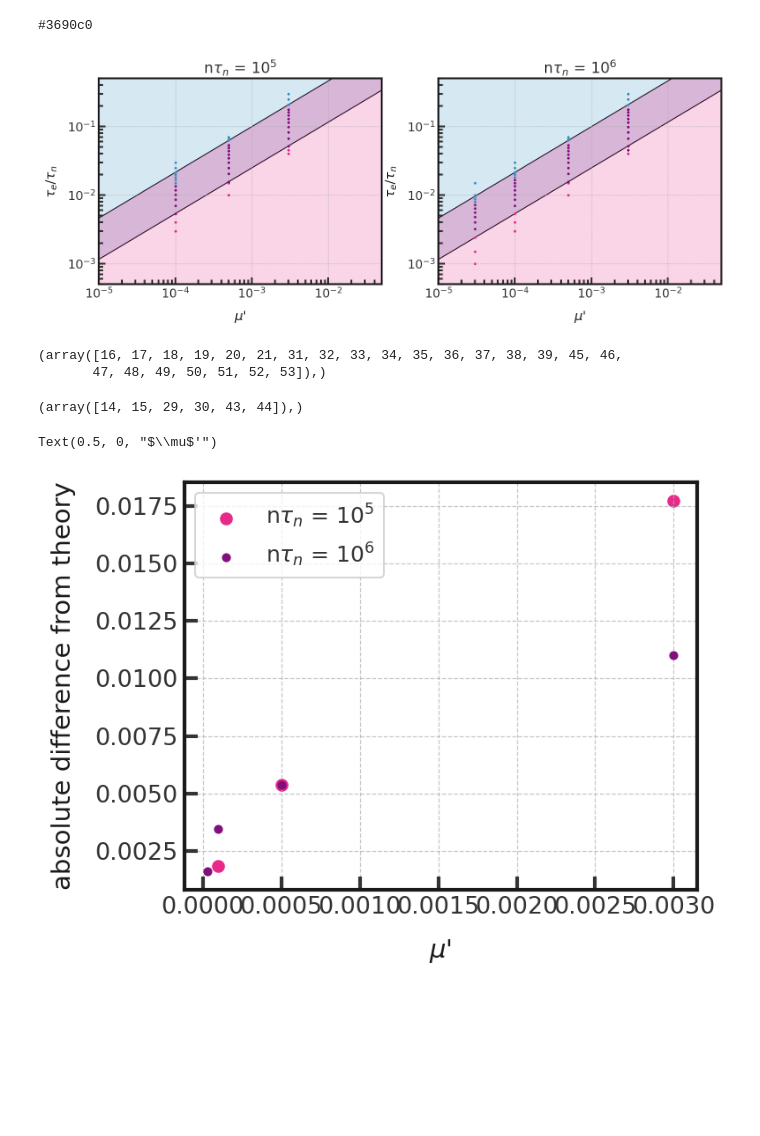
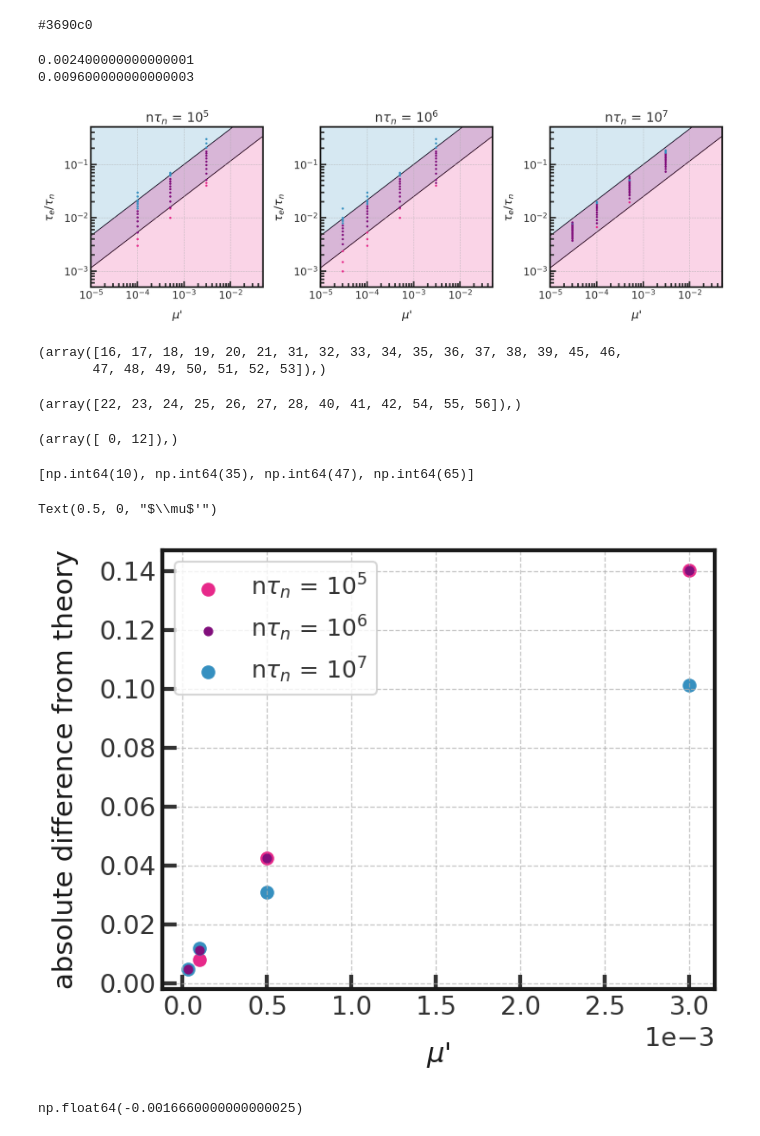
Before and after one commit to evazlimen/resonance_width, a Jupyter notebook: src/librationwidth.ipynb, the cells around one changed output. Drawn from its saved outputs; the diff is of its cells as text; code cells hidden in the pictures; blank space fills up the shorter version.

```diff
--- a/src/librationwidth.ipynb
+++ b/src/librationwidth.ipynb
@@ -1,12 +1,13 @@
 # %%
 import numpy as np
 import matplotlib.pyplot as plt
-plt.style.use("/plotting/my_style.mplstyle")
+plt.style.use("../plotting/my_style.mplstyle")
 from helper_functions import func_muprime_max
 from helper_functions import func_muprime_min
 # %%
 ntn_105 = np.loadtxt("/Users/evazlimen/downloads/ntn=10^5.csv", delimiter =",")
 ntn_106 = np.loadtxt("/Users/evazlimen/downloads/ntn=10^6.csv", delimiter =",")
+ntn_107 = np.loadtxt("/Users/evazlimen/downloads/ntn=10^7.csv", delimiter =",")
 # %%
 def tau_ratio_1(j,beta, muprime):
     tau_ratio_1 = ((muprime*np.sqrt(3)*(j+1)**(3/2)*beta)/(j))**(2/3)
@@ -26,6 +27,12 @@ colorlist = ["#3690c0", "#810f7c", "#e7298a", "white"]
 print(colorlist[0])
 # %% [output]
 #3690c0
+# %%
+print(tau_ratio_1(1,0.8,3e-5))
+print(tau_ratio_2(1,0.8,3e-5))
+# %% [output]
+0.002400000000000001
+0.009600000000000003
 # %%
 j = 1
 beta = 0.8*j
@@ -34,7 +41,7 @@ xmin = 1e-5
 xmax = 5e-2
 ymin = 5e-4
 ymax = .5
-fig, (ax1, ax2) = plt.subplots(1,2, figsize = (12,4))
+fig, (ax1, ax2, ax3) = plt.subplots(1,3, figsize = (12,4))
 ax1.plot(muprime, tau_ratio_1(j,beta,muprime), zorder = 0, color = "black", lw = 1)
 ax1.fill_between( x= muprime, y1= tau_ratio_1(j,beta,muprime),alpha= 0.2)
 ax1.plot(muprime, tau_ratio_2(j,beta,muprime), color = "black", lw = 1, zorder = 0)
@@ -65,40 +72,69 @@ plot 2
 ax2.plot(muprime, tau_ratio_1(j,beta,muprime), zorder = 0, color = "black", lw = 1)
 ax2.fill_between( x= muprime, y1= tau_ratio_1(j,beta,muprime),alpha= 0.2)
 ax2.plot(muprime, tau_ratio_2(j,beta,muprime), color = "black", lw = 1, zorder = 0)
 ax2.fill_between(x= muprime, y1= tau_ratio_2(j,beta,muprime), y2 = tau_ratio_1(j,beta,muprime), alpha= 0.3)
 ax2.fill_between(x= muprime, y1 = 100, y2= tau_ratio_2(j,beta,muprime), alpha= 0.2)
 
 
 
 
 #ax2.annotate("Damped to stable point",( .00005,.001))
 #ax2.annotate("Finite amplitude libration",( .0000013,.00035), rotation = 33.5, size = 8)
 #ax2.annotate("Escape",( .00001, .1))
 ax2.set_ylabel(r"$\tau_{e}/\tau_{n}$")
 ax2.set_xlabel(r"$\mu$'")
 ax2.set_title(r"n$\tau_{n}$ = 10$^{6}$")
 
 for i in range(len(ntn_106.T[0])):
     ax2.scatter(ntn_106.T[0][i], ntn_106.T[1][i], color = colorlist[int(ntn_106.T[2][i])-1], s = 3, zorder=10)
 
 
 ax2.set_xlim(xmin,xmax)
 #ax2.set_xlim(-1e-6,.0002)
 ax2.set_xscale("log")
 ax2.set_yscale("log")
 ax2.set_ylim(ymin,ymax)
 
+"""
+plt 3
+"""
+ax3.plot(muprime, tau_ratio_1(j,beta,muprime), zorder = 0, color = "black", lw = 1)
+ax3.fill_between( x= muprime, y1= tau_ratio_1(j,beta,muprime),alpha= 0.2)
+ax3.plot(muprime, tau_ratio_2(j,beta,muprime), color = "black", lw = 1, zorder = 0)
+ax3.fill_between(x= muprime, y1= tau_ratio_2(j,beta,muprime), y2 = tau_ratio_1(j,beta,muprime), alpha= 0.3)
+ax3.fill_between(x= muprime, y1 = 100, y2= tau_ratio_2(j,beta,muprime), alpha= 0.2)
 
 
+
+
+#ax3.annotate("Damped to stable point",( .00005,.001))
+#ax3.annotate("Finite amplitude libration",( .0000013,.00035), rotation = 33.5, size = 8)
+#ax3.annotate("Escape",( .00001, .1))
+ax3.set_ylabel(r"$\tau_{e}/\tau_{n}$")
+ax3.set_xlabel(r"$\mu$'")
+ax3.set_title(r"n$\tau_{n}$ = 10$^{7}$")
+
+for i in range(len(ntn_107.T[0])):
+    ax3.scatter(ntn_107.T[0][i], ntn_107.T[1][i], color = colorlist[int(ntn_107.T[2][i])-1], s = 3, zorder=10)
+
+
+ax3.set_xlim(xmin,xmax)
+#ax3.set_xlim(-1e-6,.0002)
+ax3.set_xscale("log")
+ax3.set_yscale("log")
+ax3.set_ylim(ymin,ymax)
+
+
+plt.tight_layout()
 plt.show()
 # %% [output]
-[figure, old version]
+[figure, new version]
 # %%
 #want to compute the difference between the theoretically predicted crossover to escape and numerically calculated escape:
 print(np.where(ntn_105.T[2]==2))
-np.where(ntn_105.T[2]==3)
+np.where(ntn_105.T[2]==1)
 # %% [output]
 (array([16, 17, 18, 19, 20, 21, 31, 32, 33, 34, 35, 36, 37, 38, 39, 45, 46,
        47, 48, 49, 50, 51, 52, 53]),)
-(array([14, 15, 29, 30, 43, 44]),)
+(array([22, 23, 24, 25, 26, 27, 28, 40, 41, 42, 54, 55, 56]),)
 # %%
@@ -123,3 +169,11 @@ for i in range(len(escape_vals_2[0])): #for every point where the particle has e
+# %%
+np.where(ntn_107.T[2]==3)
+# %% [output]
+(array([ 0, 12]),)
+# %%
+print(testvals_3)
+# %% [output]
+[np.int64(10), np.int64(35), np.int64(47), np.int64(65)]
 # %%
 differences = []
 mus = []
@@ -143,9 +208,15 @@ for i in testvals_2:
 # %%
+plt.ticklabel_format(axis='x', style='sci', scilimits=(0,0))
 plt.scatter(mus,abs(np.asarray(differences)), label = r"n$\tau_{n}$ = 10$^{5}$")
 plt.scatter(mus_2, abs(np.asarray(differences_2)),  label = r"n$\tau_{n}$ = 10$^{6}$", s= 15, zorder = 10)
+plt.scatter(mus_3, abs(np.asarray(differences_3)),  label = r"n$\tau_{n}$ = 10$^{7}$")
 plt.legend()
 plt.ylabel("absolute difference from theory")
 plt.xlabel(r"$\mu$'")
 # %% [output]
 Text(0.5, 0, "$\\mu$'")
-[figure, old version]
+[figure, new version]
+# %%
+0.007934 - tau_ratio_2(1,0.8,3e-5)
+# %% [output]
+np.float64(-0.0016660000000000025)
```
Also changed, not shown: parts of 2 cells of this notebook, 2 other files.
